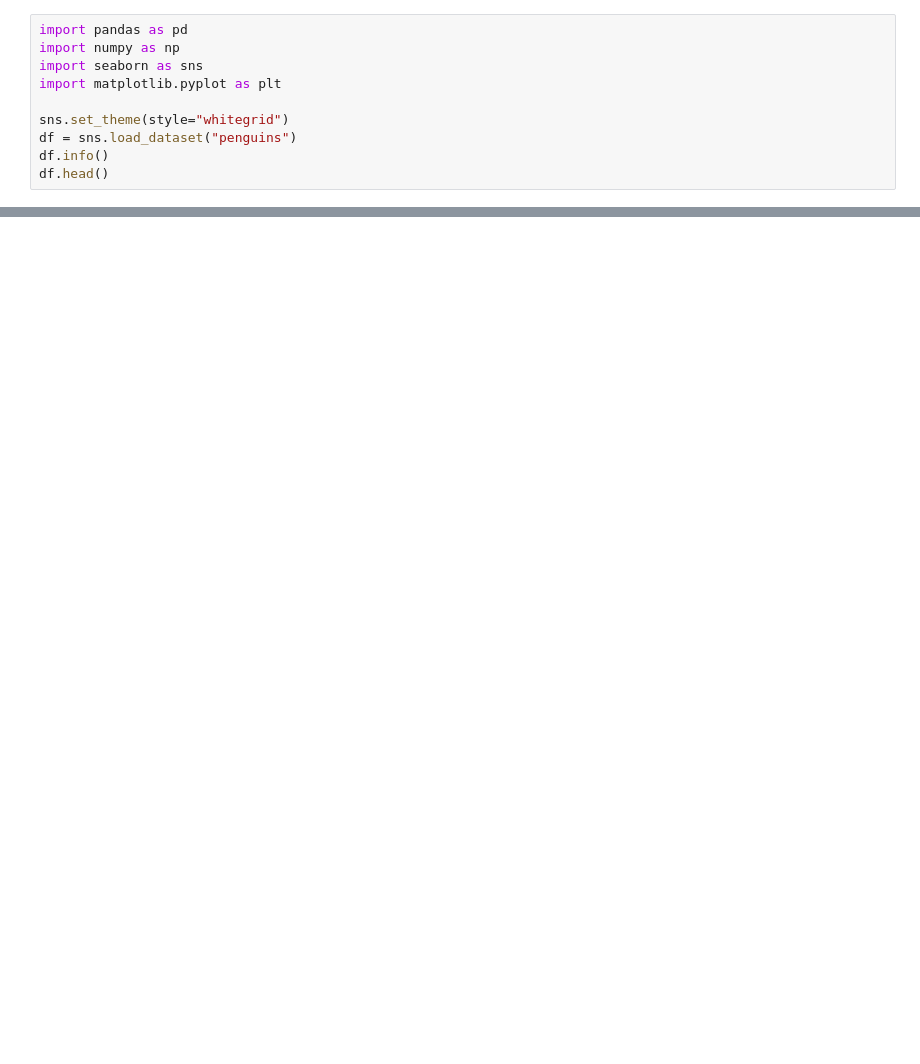
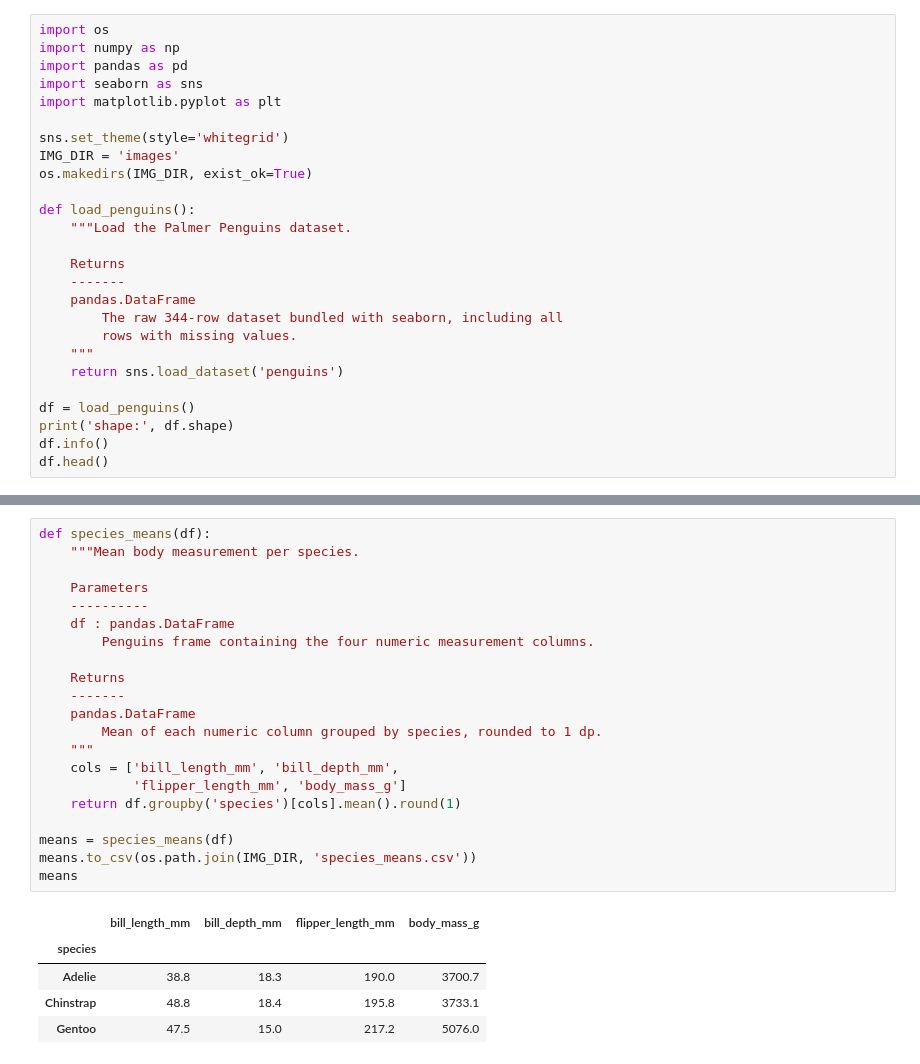
Before and after one commit to yradwan147/palmer-penguins-crispdm, a Jupyter notebook: penguins_crispdm.ipynb, the cells around one changed output, grey strips where cells are left out. Saved outputs shown, nothing was run; the diff lists cells and outputs as text; blank space fills up the shorter version.

```diff
--- a/penguins_crispdm.ipynb
+++ b/penguins_crispdm.ipynb
@@ -16,11 +26,27 @@ Evaluation → Deployment) on the Palmer Penguins dataset.
 # %%
+import os
+import numpy as np
 import pandas as pd
-import numpy as np
 import seaborn as sns
 import matplotlib.pyplot as plt
 
-sns.set_theme(style="whitegrid")
-df = sns.load_dataset("penguins")
+sns.set_theme(style='whitegrid')
+IMG_DIR = 'images'
+os.makedirs(IMG_DIR, exist_ok=True)
+
+def load_penguins():
+    """Load the Palmer Penguins dataset.
+
+    Returns
+    -------
+    pandas.DataFrame
+        The raw 344-row dataset bundled with seaborn, including all
+        rows with missing values.
+    """
+    return sns.load_dataset('penguins')
+
+df = load_penguins()
+print('shape:', df.shape)
 df.info()
 df.head()
 # %% [output]
@@ -171,0 +208,27 @@ phases — a pattern that scales to messier business datasets.
+# %%
+def species_means(df):
+    """Mean body measurement per species.
+
+    Parameters
+    ----------
+    df : pandas.DataFrame
+        Penguins frame containing the four numeric measurement columns.
+
+    Returns
+    -------
+    pandas.DataFrame
+        Mean of each numeric column grouped by species, rounded to 1 dp.
+    """
+    cols = ['bill_length_mm', 'bill_depth_mm',
+            'flipper_length_mm', 'body_mass_g']
+    return df.groupby('species')[cols].mean().round(1)
+
+means = species_means(df)
+means.to_csv(os.path.join(IMG_DIR, 'species_means.csv'))
+means
+# %% [output]
+|  | bill_length_mm | bill_depth_mm | flipper_length_mm | body_mass_g |
+| species |  |  |  |  |
+| Adelie | 38.8 | 18.3 | 190.0 | 3700.7 |
+| Chinstrap | 48.8 | 18.4 | 195.8 | 3733.1 |
+| Gentoo | 47.5 | 15.0 | 217.2 | 5076.0 |
```
Also changed, not shown: parts of 28 cells of this notebook, 7 other files.
